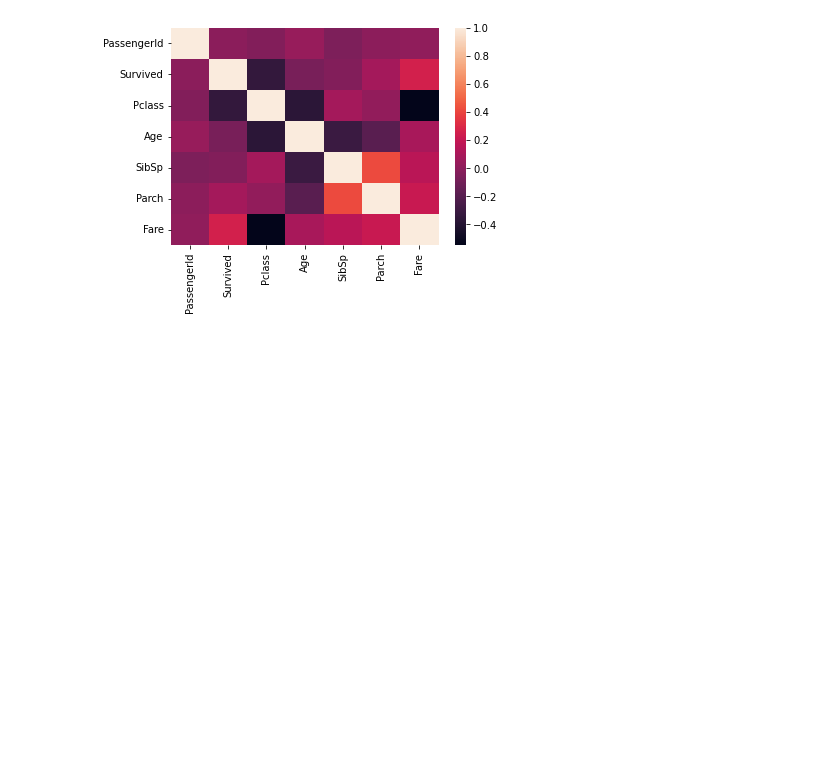
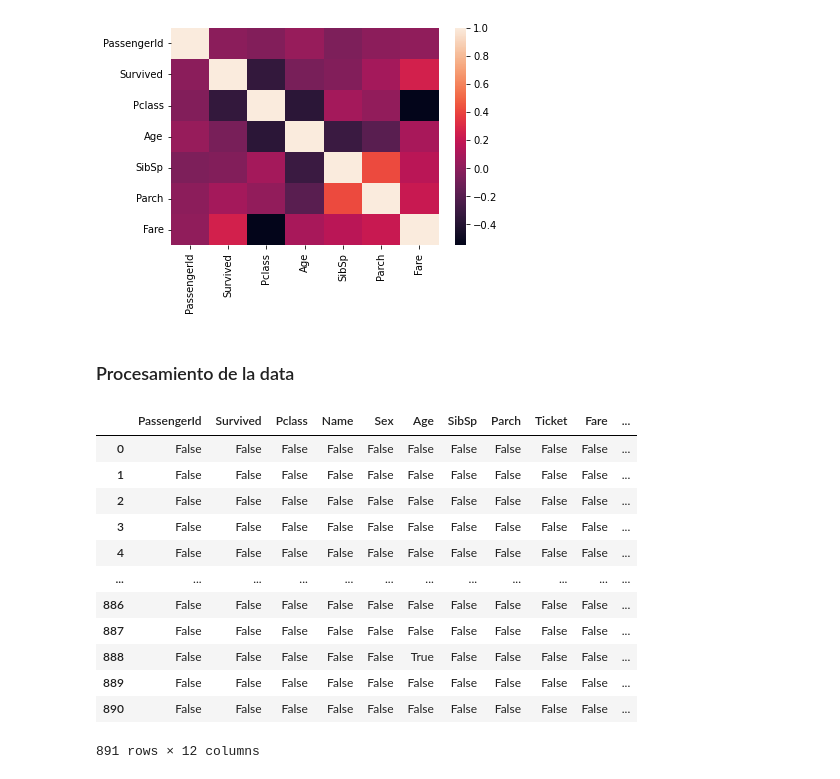
Before and after one commit to carlosjimenez88M/EDA_Course, a Jupyter notebook: mis_tareas/Examen_final_22dic.ipynb, the cells around one changed output. Cells and saved outputs as stored; diff of their text form; code cells hidden in the pictures; blank space fills up the shorter version.

```diff
--- a/mis_tareas/Examen_final_22dic.ipynb
+++ b/mis_tareas/Examen_final_22dic.ipynb
@@ -186,3 +121,21 @@ Parch        0.216225
 Fare         1.000000
 <AxesSubplot:>
 [figure]
+# %% [markdown]
+### Procesamiento de la data
+# %%
+df.isnull()
+# %% [output]
+|  | PassengerId | Survived | Pclass | Name | Sex | Age | SibSp | Parch | Ticket | Fare | ... |
+| 0 | False | False | False | False | False | False | False | False | False | False | ... |
+| 1 | False | False | False | False | False | False | False | False | False | False | ... |
+| 2 | False | False | False | False | False | False | False | False | False | False | ... |
+| 3 | False | False | False | False | False | False | False | False | False | False | ... |
+| 4 | False | False | False | False | False | False | False | False | False | False | ... |
+| ... | ... | ... | ... | ... | ... | ... | ... | ... | ... | ... | ... |
+| 886 | False | False | False | False | False | False | False | False | False | False | ... |
+| 887 | False | False | False | False | False | False | False | False | False | False | ... |
+| 888 | False | False | False | False | False | True | False | False | False | False | ... |
+| 889 | False | False | False | False | False | False | False | False | False | False | ... |
+| 890 | False | False | False | False | False | False | False | False | False | False | ... |
+891 rows × 12 columns
```
Also changed, not shown: parts of 54 cells of this notebook, 2 other files.
